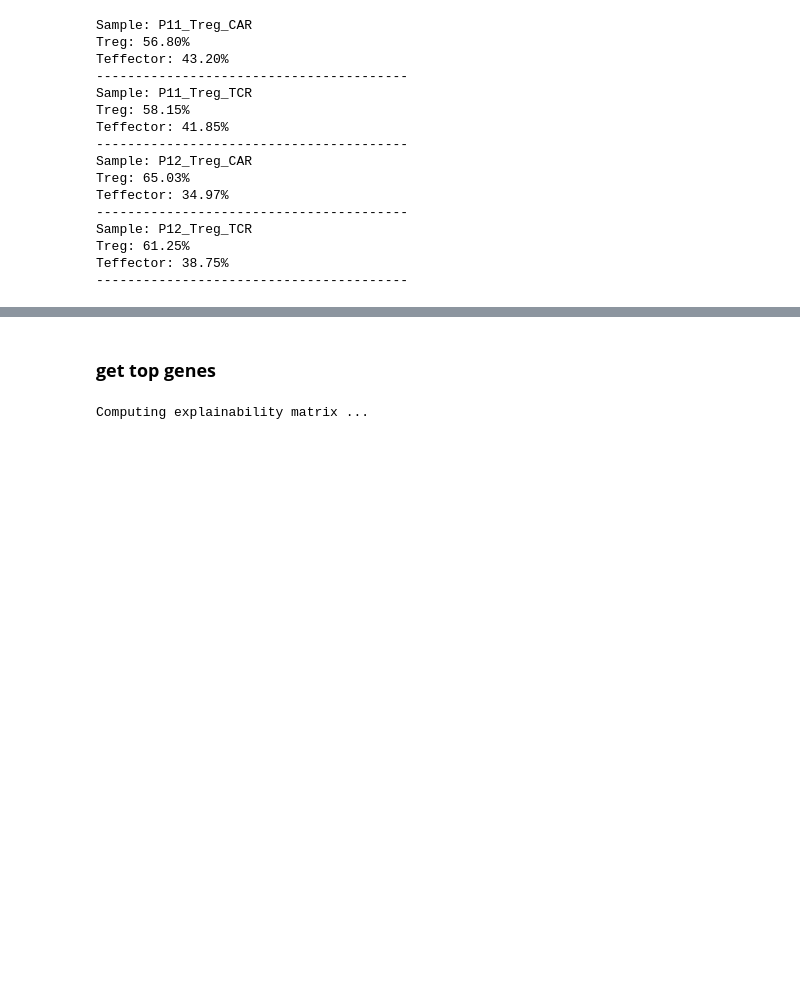
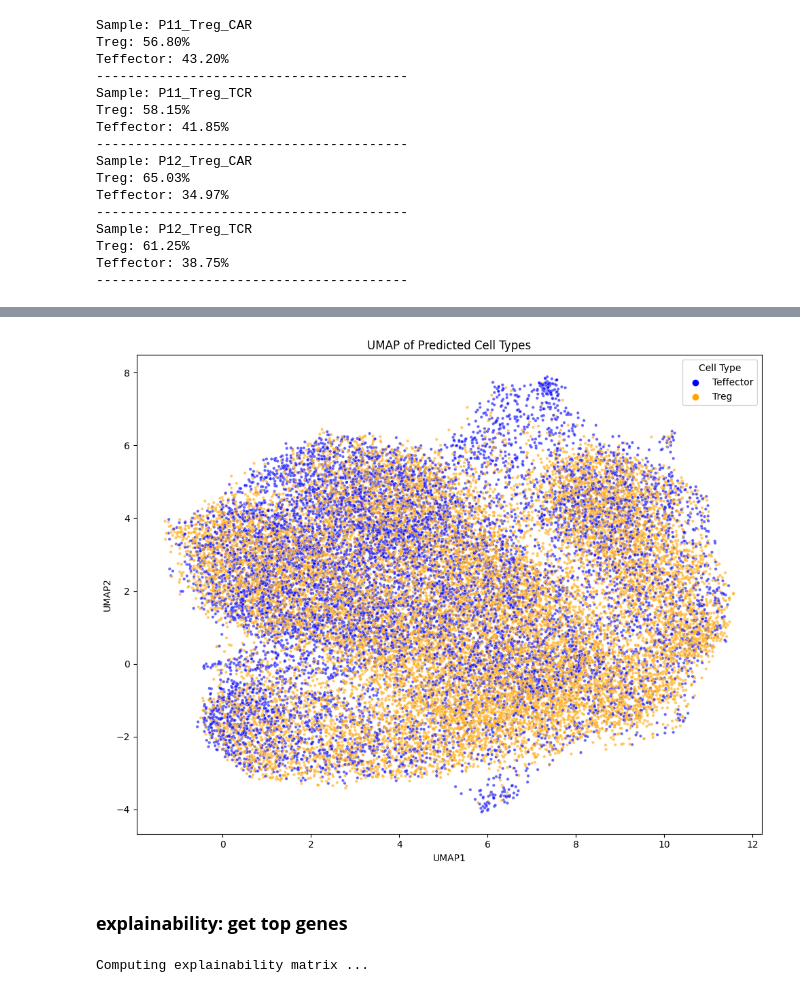
Before and after one commit to Zoezabetian/capstone, a Jupyter notebook: predict.ipynb, the cells around one changed output, grey strips where cells are left out. Saved outputs shown, nothing was run; the diff lists cells and outputs as text; code cells hidden in the pictures; blank space fills up the shorter version.

```diff
--- a/predict.ipynb
+++ b/predict.ipynb
@@ -289,5 +333,31 @@ Teffector: 38.75%
+# %%
+import seaborn as sns
+import matplotlib.pyplot as plt
+
+# Extract UMAP coordinates and predictions
+umap_data = filtered_wend_adata.obsm["X_umap"]
+predictions = filtered_wend_adata.obs["cell_predictions"]
+
+# Create a scatter plot with density overlay
+plt.figure(figsize=(10, 8))
+sns.scatterplot(
+    x=umap_data[:, 0],
+    y=umap_data[:, 1],
+    hue=predictions,
+    palette={"Treg": "orange", "Teffector": "blue"},
+    s=10,  # Marker size
+    alpha=0.6  # Transparency
+)
+plt.title("UMAP of Predicted Cell Types")
+plt.xlabel("UMAP1")
+plt.ylabel("UMAP2")
+plt.legend(title="Cell Type", loc="best")
+plt.tight_layout()
+plt.show()
+# %% [output]
+[figure, added]
 # %% [markdown]
-### **get top genes**
+### **explainability: get top genes**
 # %%
 # Convert the indices in filtered_wend_adata.obs to strings
 filtered_wend_adata.obs.index = filtered_wend_adata.obs.index.astype(str)
```
Also changed, not shown: parts of 3 cells of this notebook, 2 other files.
